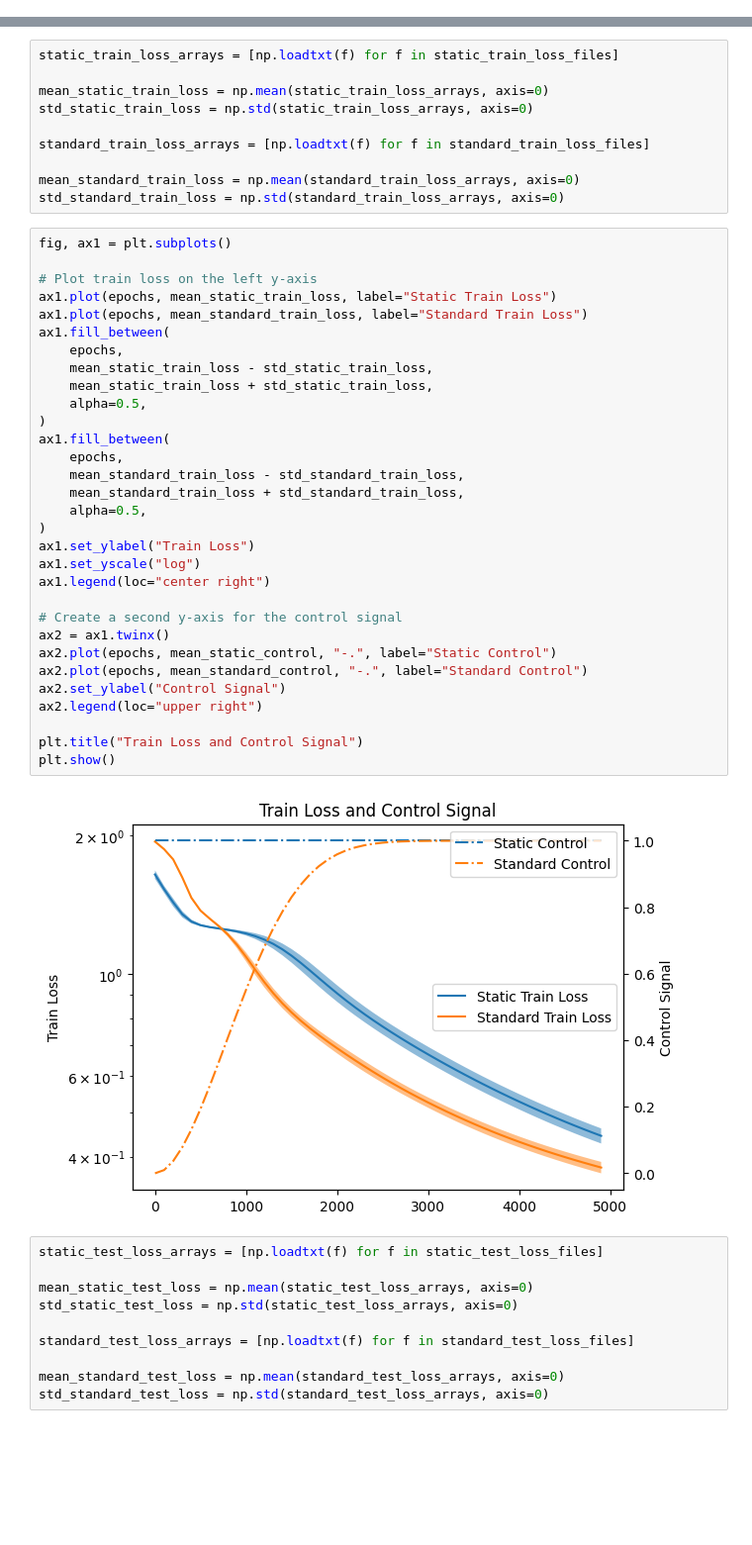
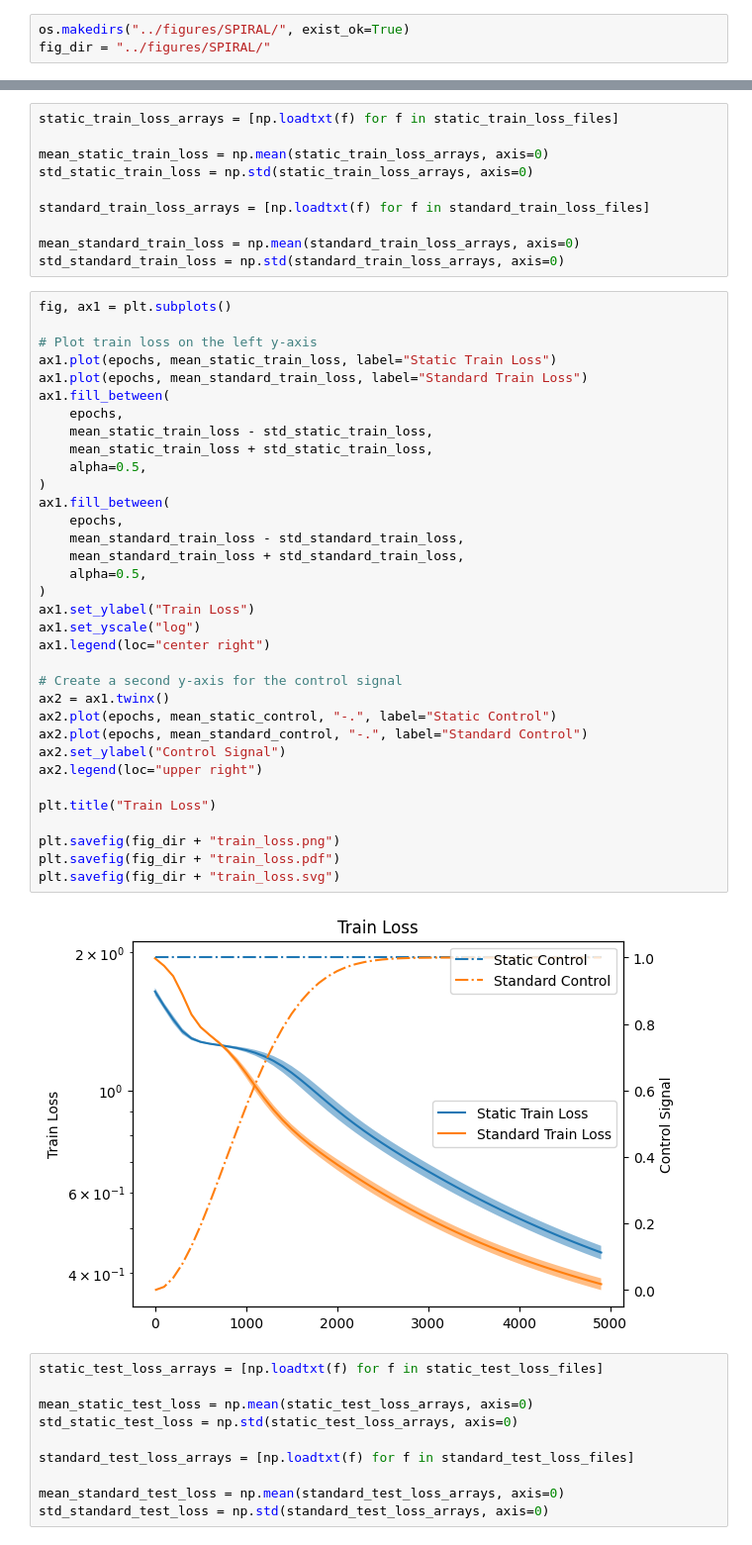
Before and after one commit to TheLedAlchemist/N3, a Jupyter notebook: nbs/spiral_analysis.ipynb, the cells around one changed output, grey strips where cells are left out. Shown at 99% size. Drawn from its saved outputs; the diff is of its cells as text; blank space fills up the shorter version.

```diff
--- a/nbs/spiral_analysis.ipynb
+++ b/nbs/spiral_analysis.ipynb
@@ -6,3 +7,6 @@ import glob
+# %%
+os.makedirs("../figures/SPIRAL/", exist_ok=True)
+fig_dir = "../figures/SPIRAL/"
 # %%
 output_dir = "../output"
 static_epoch_files = glob.glob(output_dir + "/SPIRAL_STATIC/*/" + "epochs.txt")
@@ -72,36 +81,39 @@ std_standard_train_loss = np.std(standard_train_loss_arrays, axis=0)
 # %%
 fig, ax1 = plt.subplots()
 
 # Plot train loss on the left y-axis
 ax1.plot(epochs, mean_static_train_loss, label="Static Train Loss")
 ax1.plot(epochs, mean_standard_train_loss, label="Standard Train Loss")
 ax1.fill_between(
     epochs,
     mean_static_train_loss - std_static_train_loss,
     mean_static_train_loss + std_static_train_loss,
     alpha=0.5,
 )
 ax1.fill_between(
     epochs,
     mean_standard_train_loss - std_standard_train_loss,
     mean_standard_train_loss + std_standard_train_loss,
     alpha=0.5,
 )
 ax1.set_ylabel("Train Loss")
 ax1.set_yscale("log")
 ax1.legend(loc="center right")
 
 # Create a second y-axis for the control signal
 ax2 = ax1.twinx()
 ax2.plot(epochs, mean_static_control, "-.", label="Static Control")
 ax2.plot(epochs, mean_standard_control, "-.", label="Standard Control")
 ax2.set_ylabel("Control Signal")
 ax2.legend(loc="upper right")
 
-plt.title("Train Loss and Control Signal")
-plt.show()
+plt.title("Train Loss")
+
+plt.savefig(fig_dir + "train_loss.png")
+plt.savefig(fig_dir + "train_loss.pdf")
+plt.savefig(fig_dir + "train_loss.svg")
 # %% [output]
-[figure, old version]
+[figure, new version]
 # %%
 static_test_loss_arrays = [np.loadtxt(f) for f in static_test_loss_files]
 
```
Also changed, not shown: parts of 4 cells of this notebook, 1 other file.
